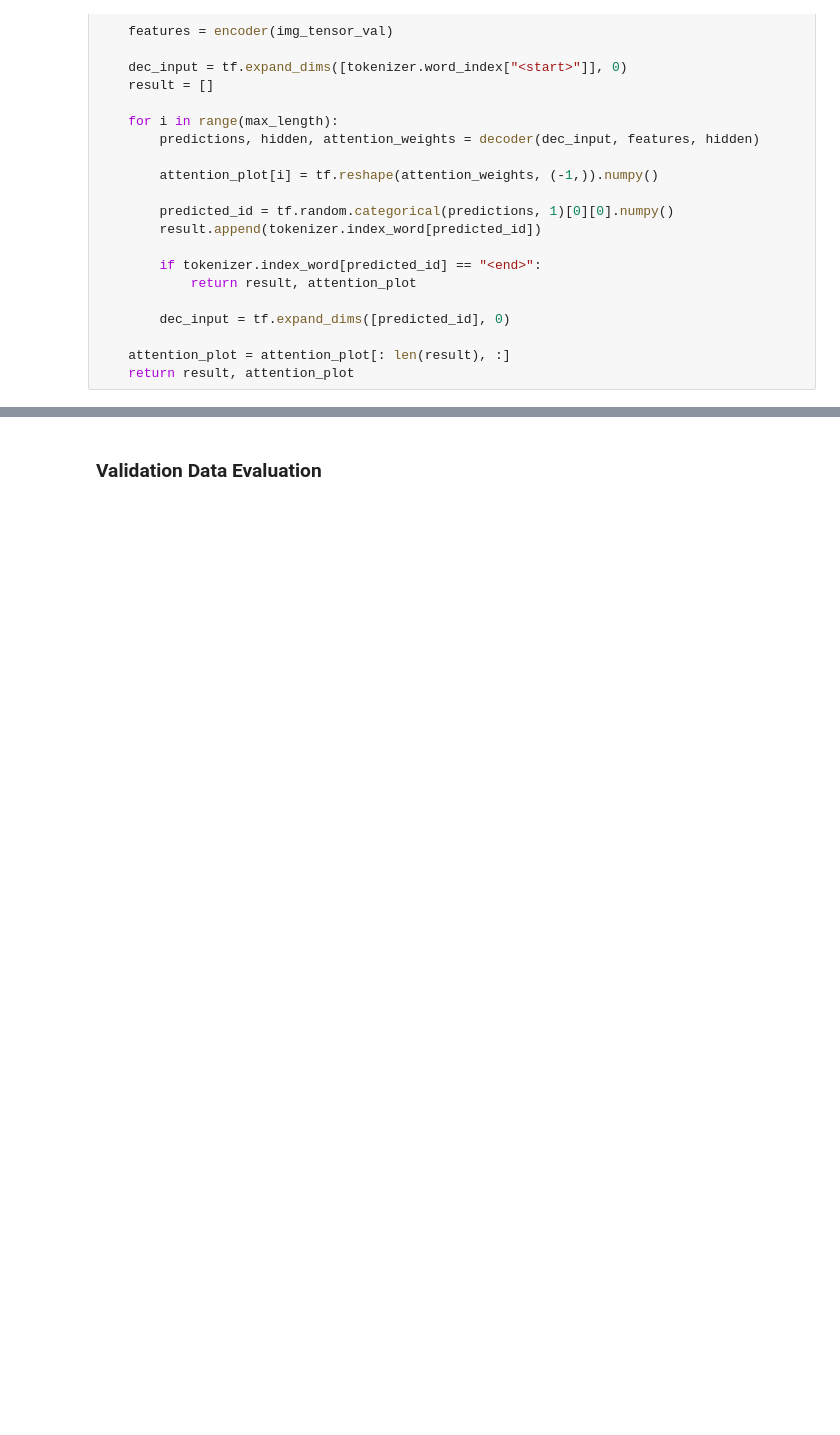
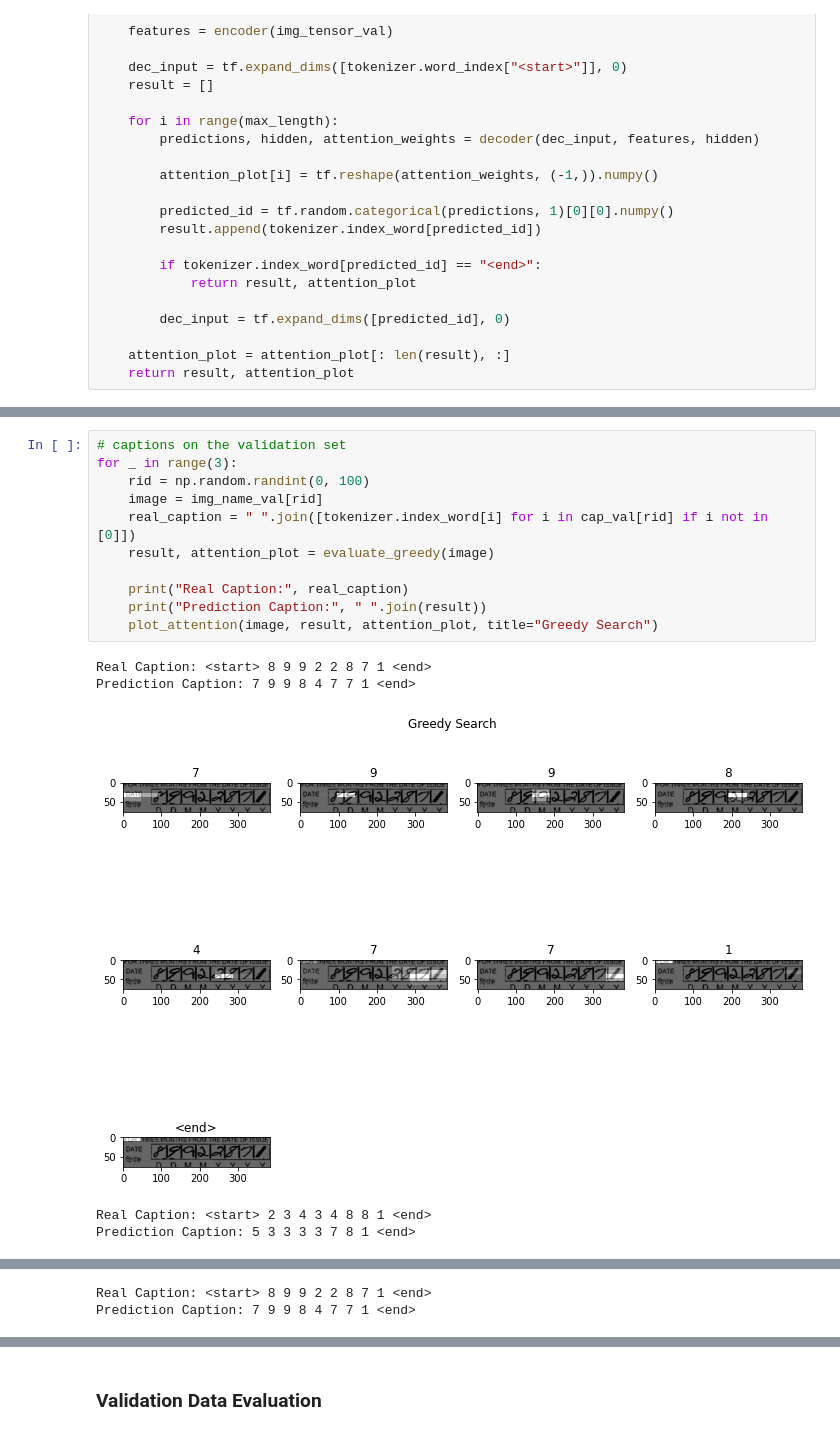
Before and after one commit to adimyth/arya_date, a Jupyter notebook: notebooks/image_captioning.ipynb, the cells around one changed output, grey strips where cells are left out. Cells and saved outputs as stored; diff of their text form; blank space fills up the shorter version.

```diff
--- a/notebooks/image_captioning.ipynb
+++ b/notebooks/image_captioning.ipynb
@@ -701,0 +730,17 @@ Prediction Caption: 7 7 1 1 2 7 7 1 <end>
+# %%
+# captions on the validation set
+for _ in range(3):
+    rid = np.random.randint(0, 100)
+    image = img_name_val[rid]
+    real_caption = " ".join([tokenizer.index_word[i] for i in cap_val[rid] if i not in [0]])
+    result, attention_plot = evaluate_greedy(image)
+
+    print("Real Caption:", real_caption)
+    print("Prediction Caption:", " ".join(result))
+    plot_attention(image, result, attention_plot, title="Greedy Search")
+# %% [output]
+Real Caption: <start> 8 9 9 2 2 8 7 1 <end>
+Prediction Caption: 7 9 9 8 4 7 7 1 <end>
+[figure, added]
+Real Caption: <start> 2 3 4 3 4 8 8 1 <end>
+Prediction Caption: 5 3 3 3 3 7 8 1 <end>
@@ -701,0 +748,2 @@ Prediction Caption: 7 7 1 1 2 7 7 1 <end>
+Real Caption: <start> 8 9 9 2 2 8 7 1 <end>
+Prediction Caption: 7 9 9 8 4 7 7 1 <end>
```
Also changed, not shown: parts of 40 cells of this notebook, 4 other files.
